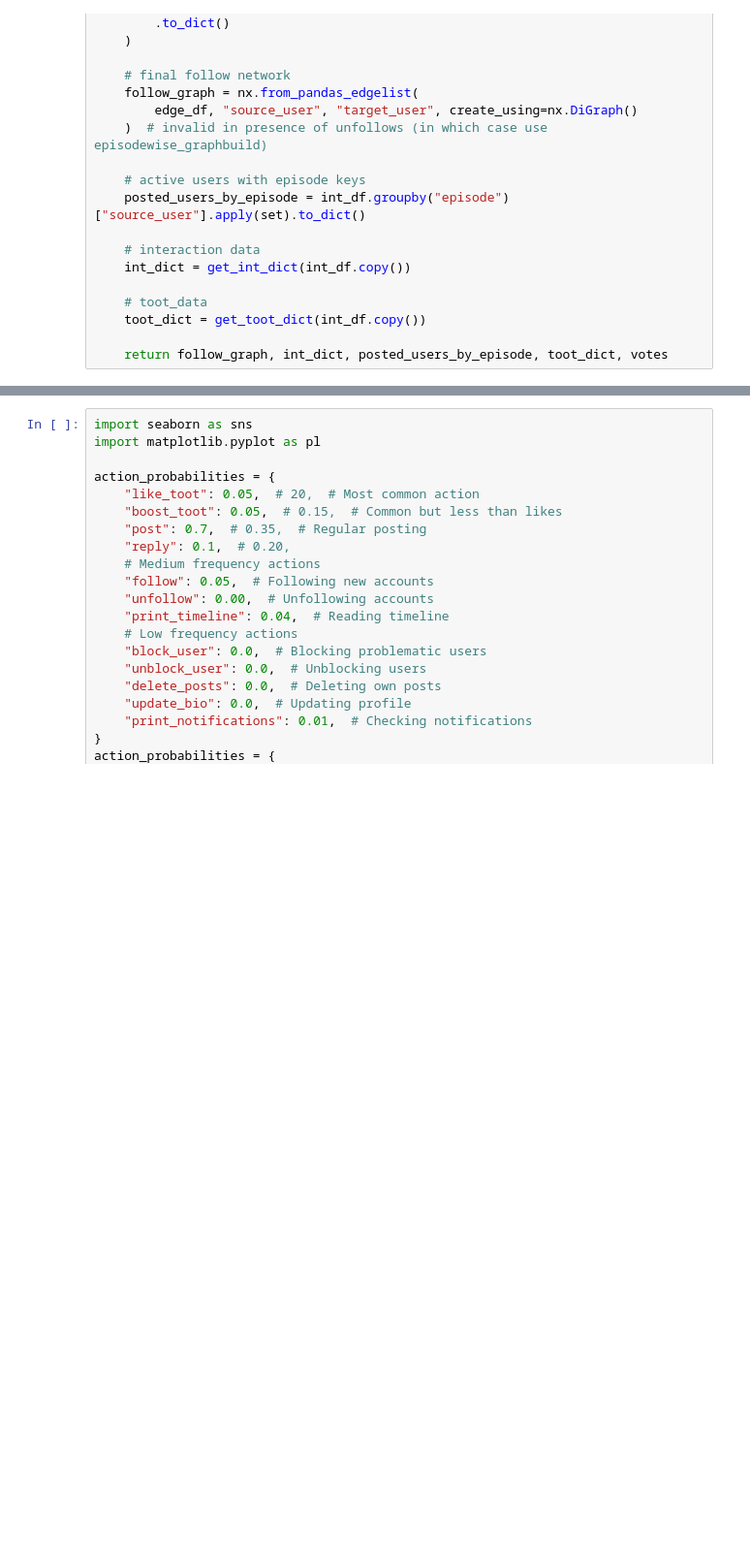
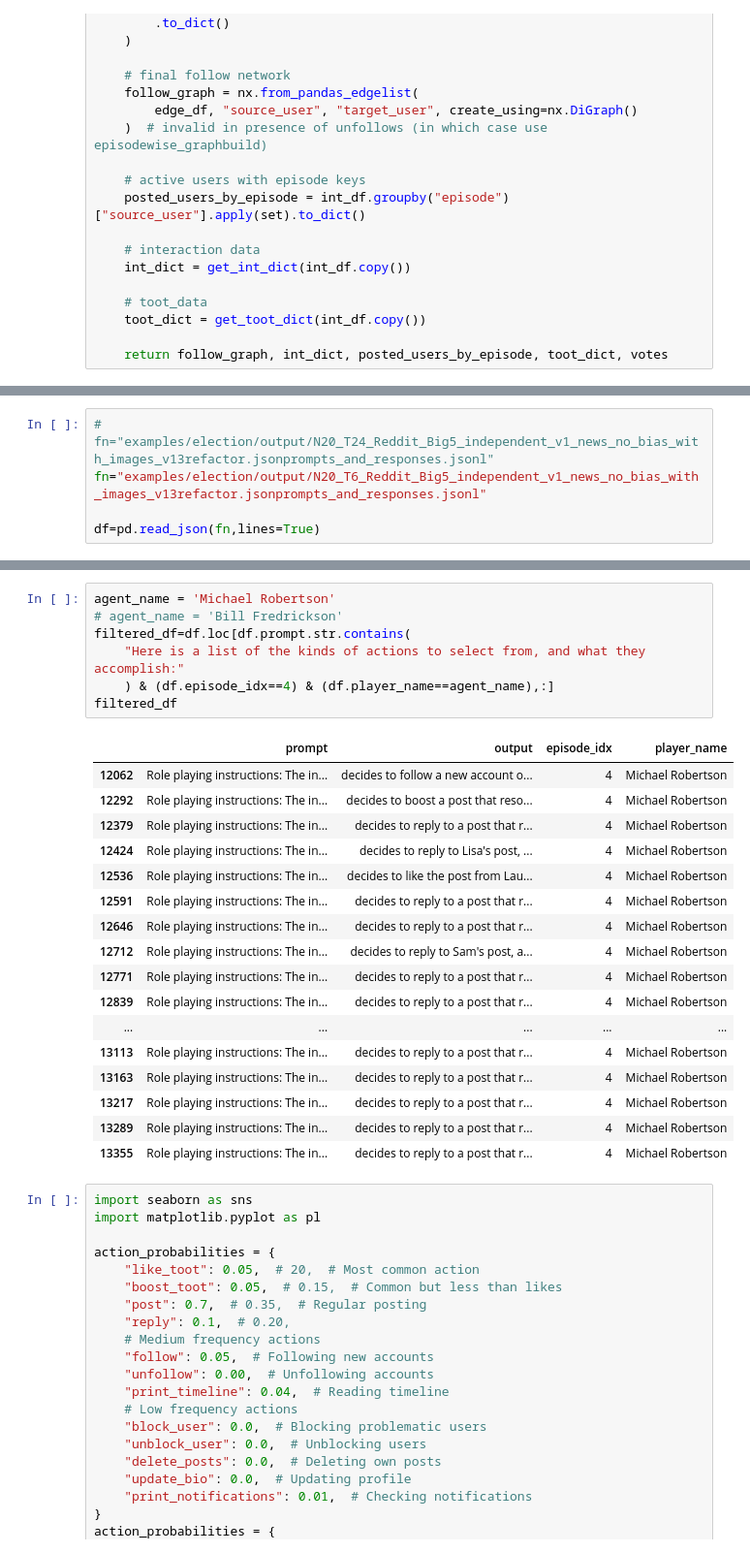
Before and after one commit to social-sandbox/mastodon-sim, a Jupyter notebook: examples/election/notebooks/basic_output_processing.ipynb, the cells around one changed output, grey strips where cells are left out. Shown at 97% size. Cells and saved outputs as stored; diff of their text form; blank space fills up the shorter version.

```diff
--- a/examples/election/notebooks/basic_output_processing.ipynb
+++ b/examples/election/notebooks/basic_output_processing.ipynb
@@ -260,0 +265,5 @@ source_user:Bradley Carter:I completely agree with your points about the importa
+# %%
+# fn="examples/election/output/N20_T24_Reddit_Big5_independent_v1_news_no_bias_with_images_v13refactor.jsonprompts_and_responses.jsonl"
+fn="examples/election/output/N20_T6_Reddit_Big5_independent_v1_news_no_bias_with_images_v13refactor.jsonprompts_and_responses.jsonl"
+
+df=pd.read_json(fn,lines=True)
@@ -261,3 +280,28 @@ source_user:Bradley Carter:I completely agree with your points about the importa
+# %%
+agent_name = 'Michael Robertson'
+# agent_name = 'Bill Fredrickson'
+filtered_df=df.loc[df.prompt.str.contains(
+    "Here is a list of the kinds of actions to select from, and what they accomplish:"
+    ) & (df.episode_idx==4) & (df.player_name==agent_name),:]
+filtered_df
+# %% [output]
+|  | prompt | output | episode_idx | player_name |
+| 12062 | Role playing instructions: The in... | decides to follow a new account o... | 4 | Michael Robertson |
+| 12292 | Role playing instructions: The in... | decides to boost a post that reso... | 4 | Michael Robertson |
+| 12379 | Role playing instructions: The in... | decides to reply to a post that r... | 4 | Michael Robertson |
+| 12424 | Role playing instructions: The in... | decides to reply to Lisa's post, ... | 4 | Michael Robertson |
+| 12536 | Role playing instructions: The in... | decides to like the post from Lau... | 4 | Michael Robertson |
+| 12591 | Role playing instructions: The in... | decides to reply to a post that r... | 4 | Michael Robertson |
+| 12646 | Role playing instructions: The in... | decides to reply to a post that r... | 4 | Michael Robertson |
+| 12712 | Role playing instructions: The in... | decides to reply to Sam's post, a... | 4 | Michael Robertson |
+| 12771 | Role playing instructions: The in... | decides to reply to a post that r... | 4 | Michael Robertson |
+| 12839 | Role playing instructions: The in... | decides to reply to a post that r... | 4 | Michael Robertson |
+| ... | ... | ... | ... | ... |
+| 13113 | Role playing instructions: The in... | decides to reply to a post that r... | 4 | Michael Robertson |
+| 13163 | Role playing instructions: The in... | decides to reply to a post that r... | 4 | Michael Robertson |
+| 13217 | Role playing instructions: The in... | decides to reply to a post that r... | 4 | Michael Robertson |
+| 13289 | Role playing instructions: The in... | decides to reply to a post that r... | 4 | Michael Robertson |
+| 13355 | Role playing instructions: The in... | decides to reply to a post that r... | 4 | Michael Robertson |
 # %%
 import seaborn as sns
 import matplotlib.pyplot as pl
```
Also changed, not shown: parts of 3 cells of this notebook, 10 other files.
